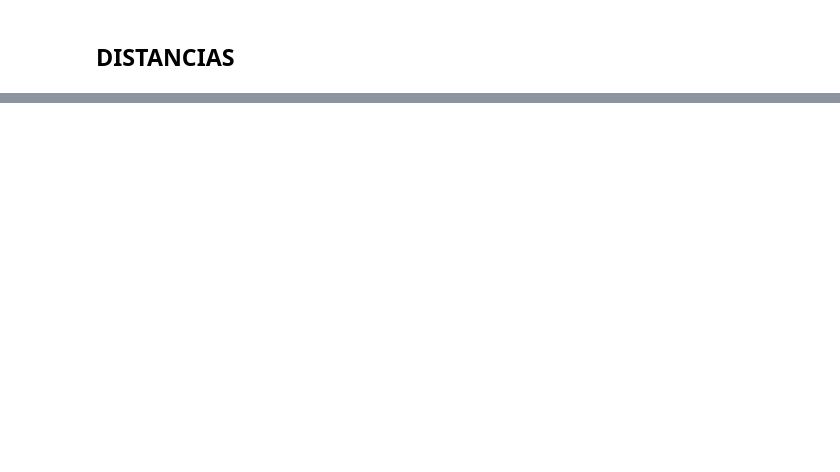
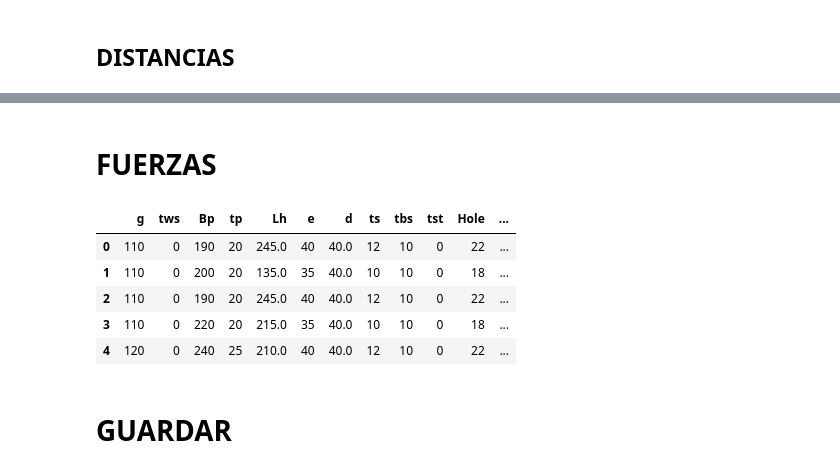
Before and after one commit to 15aarbona/proyecto_uniones, a Jupyter notebook: analisisVariables/variables.ipynb, the cells around one changed output, grey strips where cells are left out. Saved outputs shown, nothing was run; the diff lists cells and outputs as text; code cells hidden in the pictures; blank space fills up the shorter version.

```diff
--- a/analisisVariables/variables.ipynb
+++ b/analisisVariables/variables.ipynb
@@ -822,0 +610,2 @@ print(pyarrow.__version__)
+# %%
+df.drop(columns=["Lp"], inplace=True)
@@ -822,0 +746,2 @@ print(pyarrow.__version__)
+# %%
+df.drop(columns=p_cols, inplace=True)
@@ -822,0 +814,19 @@ print(pyarrow.__version__)
+# %%
+# Lista de columnas de BEAM y COLUMN a eliminar
+cols_to_drop = [
+    "BEAM",
+    "COLUMN",
+    "BEAM_type",
+    "BEAM_d_mm",
+    "BEAM_bf_mm",
+    "BEAM_tw_mm",
+    "BEAM_tf_mm",
+    "COLUMN_type",
+    "COLUMN_d_mm",
+    "COLUMN_bf_mm",
+    "COLUMN_tw_mm",
+    "COLUMN_tf_mm",
+]
+
+# Eliminar columnas del DataFrame
+df = df.drop(columns=cols_to_drop, errors="ignore")
@@ -823 +842,31 @@ print(pyarrow.__version__)
+# %% [markdown]
+# FUERZAS
+# %%
+# 1. Convertir los porcentajes de carga a ratios decimales (0.0 a 1.0+)
+df["ratio_moment"] = df["Capacity_Moment_Percentage"] / 100.0
+df["ratio_shear"] = df["Capacity_Shear_Percentage"] / 100.0
+df["ratio_axial"] = df["Capacity_Axial_Percentage"] / 100.0
+
+# 2. Eliminar las columnas originales de carga (tanto absolutas como los porcentajes sin escalar)
+load_cols_to_drop = [
+    "Capacity_Moment",
+    "Capacity_Moment_Percentage",
+    "Capacity_Shear",
+    "Capacity_Shear_Percentage",
+    "Capacity_Axial",
+    "Capacity_Axial_Percentage",
+]
+
+df = df.drop(columns=load_cols_to_drop, errors="ignore")
+# %%
+df.head()
+# %% [output]
+|  | g | tws | Bp | tp | Lh | e | d | ts | tbs | tst | Hole | ... |
+| 0 | 110 | 0 | 190 | 20 | 245.0 | 40 | 40.0 | 12 | 10 | 0 | 22 | ... |
+| 1 | 110 | 0 | 200 | 20 | 135.0 | 35 | 40.0 | 10 | 10 | 0 | 18 | ... |
+| 2 | 110 | 0 | 190 | 20 | 245.0 | 40 | 40.0 | 12 | 10 | 0 | 22 | ... |
+| 3 | 110 | 0 | 220 | 20 | 215.0 | 35 | 40.0 | 10 | 10 | 0 | 18 | ... |
+| 4 | 120 | 0 | 240 | 25 | 210.0 | 40 | 40.0 | 12 | 10 | 0 | 22 | ... |
+# %% [markdown]
+# GUARDAR
 # %%
```
Also changed, not shown: parts of 58 cells of this notebook.
